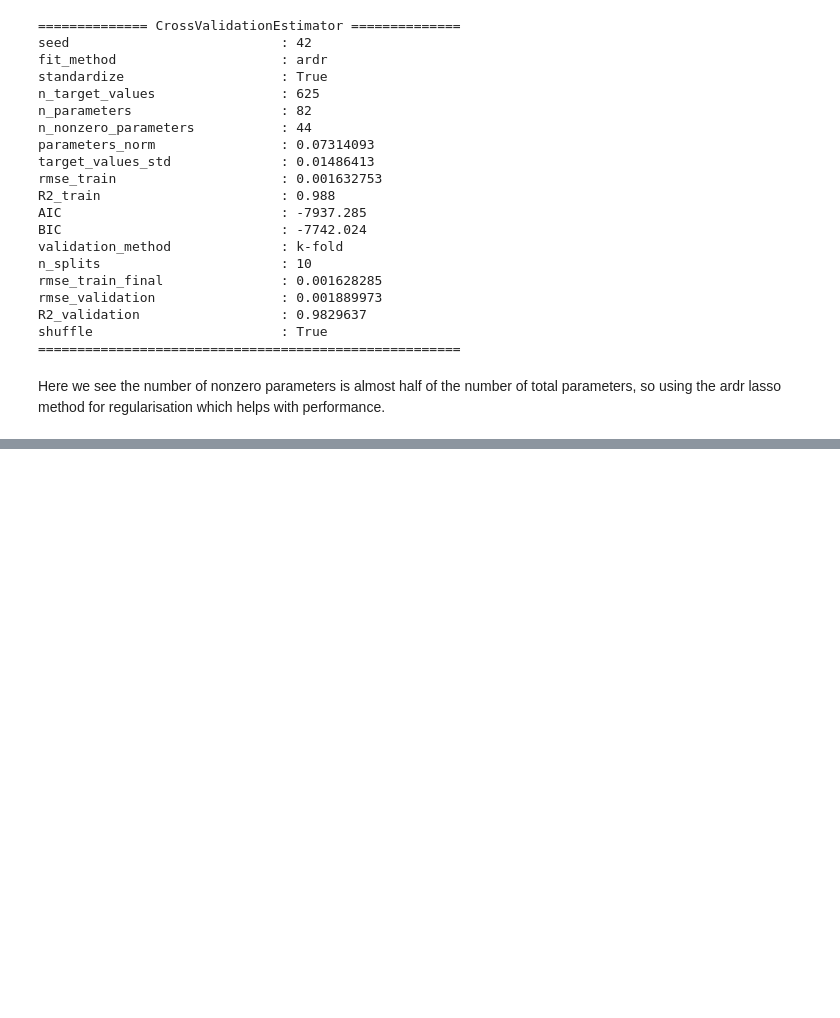
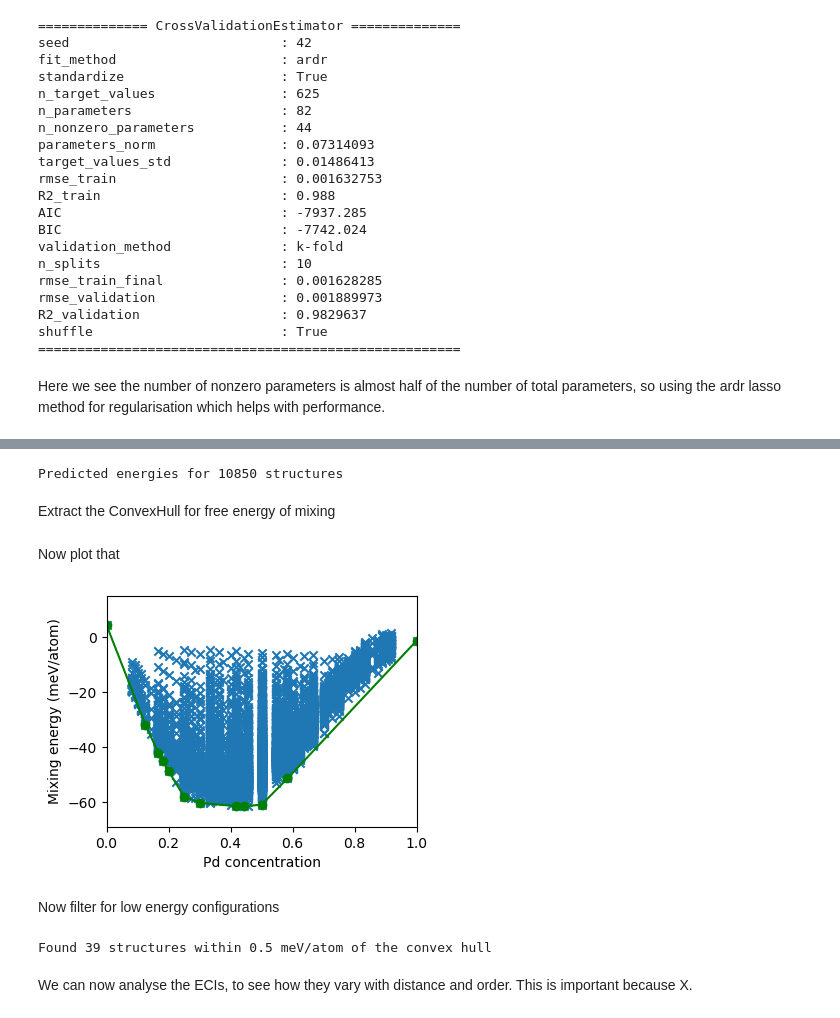
Before and after one commit to m-crabb/msc-dissertation-dnfs, a Jupyter notebook: notebooks/icet_agpb_tutorial.ipynb, the cells around one changed output, grey strips where cells are left out. Drawn from its saved outputs; the diff is of its cells as text; code cells hidden in the pictures; blank space fills up the shorter version.

```diff
--- a/notebooks/icet_agpb_tutorial.ipynb
+++ b/notebooks/icet_agpb_tutorial.ipynb
@@ -115,0 +175,48 @@ Here we see the number of nonzero parameters is almost half of the number of tot
+# %%
+ce = ClusterExpansion.read('mixing_energy.ce')
+species = ['Ag', 'Pd']
+data = {'concentration': [], 'mixing_energy': []}
+structures = []
+cluster_space = ce.get_cluster_space_copy()
+chemical_symbols = cluster_space.chemical_symbols
+primitive_structure = cluster_space.primitive_structure
+for structure in enumerate_structures(structure=primitive_structure,
+                                      sizes=range(1, 13),
+                                      chemical_symbols=chemical_symbols):
+    conc = structure.symbols.count('Pd') / len(structure)
+    data['concentration'].append(conc)
+    data['mixing_energy'].append(ce.predict(structure))
+    structures.append(structure)
+print('Predicted energies for {} structures'.format(len(structures)))
+# %% [output]
+Predicted energies for 10850 structures
+# %% [markdown]
+Extract the ConvexHull for free energy of mixing
+# %%
+hull = ConvexHull(data['concentration'], data['mixing_energy'])
+# %% [markdown]
+Now plot that
+# %%
+fig, ax = plt.subplots(figsize=(4, 3))
+ax.set_xlabel(r'Pd concentration')
+ax.set_ylabel(r'Mixing energy (meV/atom)')
+ax.set_xlim([0, 1])
+ax.set_ylim([-69, 15])
+ax.scatter(data['concentration'], 1e3 * array(data['mixing_energy']),
+           marker='x')
+ax.plot(hull.concentrations, 1e3 * hull.energies, '-o', color='green')
+plt.savefig('mixing_energy_predicted.png', bbox_inches='tight')
+# %% [output]
+[figure, added]
+# %% [markdown]
+Now filter for low energy configurations
+# %%
+tol = 0.0005
+low_energy_structures = hull.extract_low_energy_structures(
+    data['concentration'], data['mixing_energy'], tol)
+print('Found {} structures within {} meV/atom of the convex hull'.
+      format(len(low_energy_structures), 1e3 * tol))
+# %% [output]
+Found 39 structures within 0.5 meV/atom of the convex hull
+# %% [markdown]
+We can now analyse the ECIs, to see how they vary with distance and order. This is important because X.
```
Also changed, not shown: parts of 12 cells of this notebook, 4 other files.
